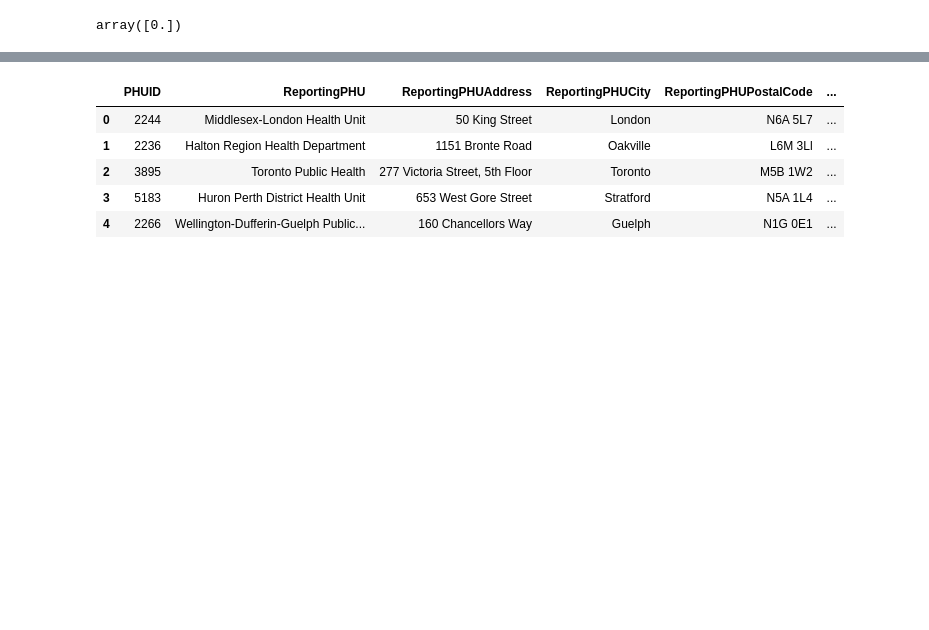
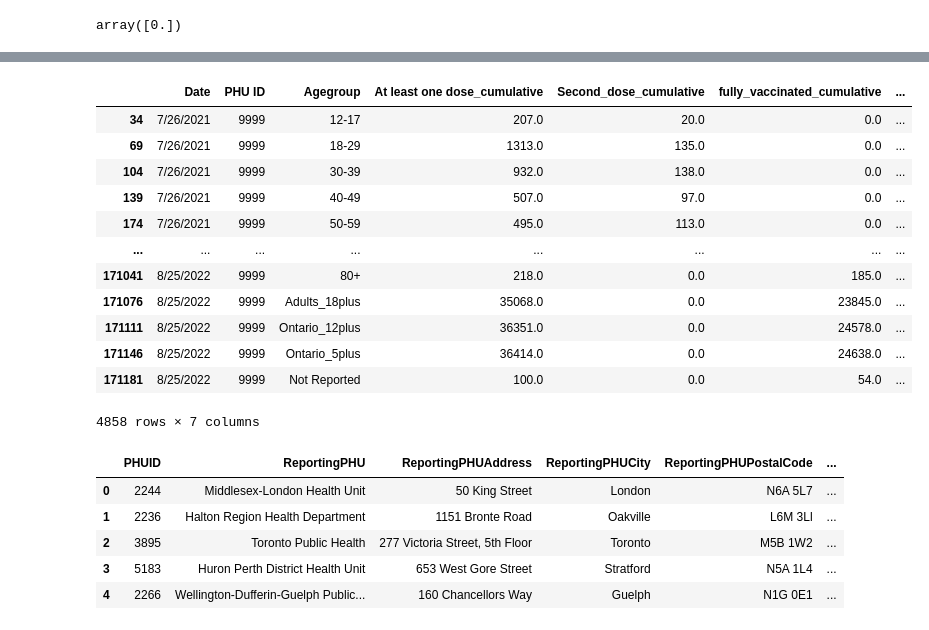
Before and after one commit to tranngoclam16/BI_DATH, a Jupyter notebook: CD_Vaccine.ipynb, the cells around one changed output, grey strips where cells are left out. Cells and saved outputs as stored; diff of their text form; code cells hidden in the pictures; blank space fills up the shorter version.

```diff
--- a/CD_Vaccine.ipynb
+++ b/CD_Vaccine.ipynb
@@ -60,5 +89,19 @@ vaccine=vaccine.drop(vaccine[(vaccine['Second_dose_cumulative'] ==0) & (vaccine[
 # %%
-vaccine.drop(vaccine[vaccine['PHU ID'] == 9999].index, inplace=True)
+vaccine[vaccine['PHU ID'] == 9999]
+# %% [output]
+|  | Date | PHU ID | Agegroup | At least one dose_cumulative | Second_dose_cumulative | fully_vaccinated_cumulative | ... |
+| 34 | 7/26/2021 | 9999 | 12-17 | 207.0 | 20.0 | 0.0 | ... |
+| 69 | 7/26/2021 | 9999 | 18-29 | 1313.0 | 135.0 | 0.0 | ... |
+| 104 | 7/26/2021 | 9999 | 30-39 | 932.0 | 138.0 | 0.0 | ... |
+| 139 | 7/26/2021 | 9999 | 40-49 | 507.0 | 97.0 | 0.0 | ... |
+| 174 | 7/26/2021 | 9999 | 50-59 | 495.0 | 113.0 | 0.0 | ... |
+| ... | ... | ... | ... | ... | ... | ... | ... |
+| 171041 | 8/25/2022 | 9999 | 80+ | 218.0 | 0.0 | 185.0 | ... |
+| 171076 | 8/25/2022 | 9999 | Adults_18plus | 35068.0 | 0.0 | 23845.0 | ... |
+| 171111 | 8/25/2022 | 9999 | Ontario_12plus | 36351.0 | 0.0 | 24578.0 | ... |
+| 171146 | 8/25/2022 | 9999 | Ontario_5plus | 36414.0 | 0.0 | 24638.0 | ... |
+| 171181 | 8/25/2022 | 9999 | Not Reported | 100.0 | 0.0 | 54.0 | ... |
+4858 rows × 7 columns
 # %%
 df=pd.read_excel('PublicHealthUnit.xlsx')
 df.head()
```
Also changed, not shown: parts of 9 cells of this notebook, 1 other file.
